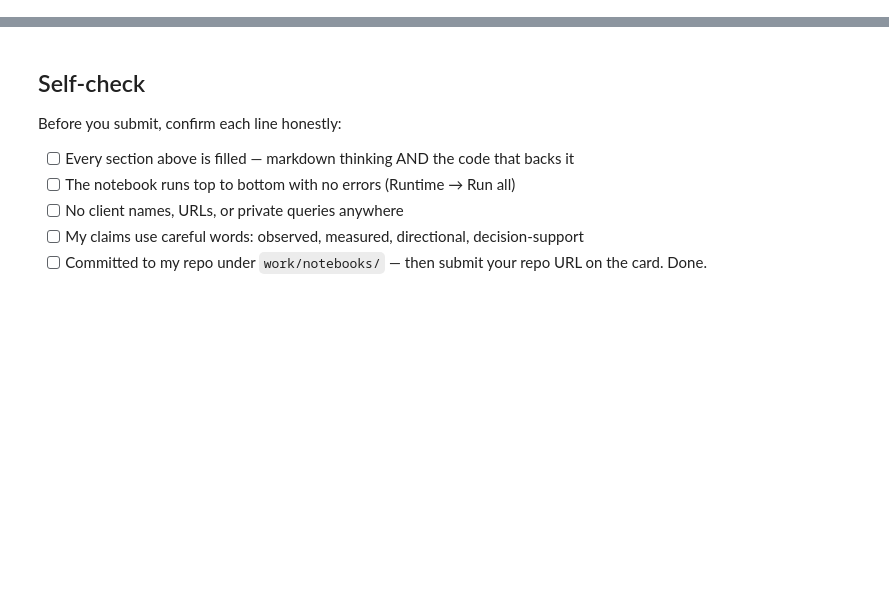
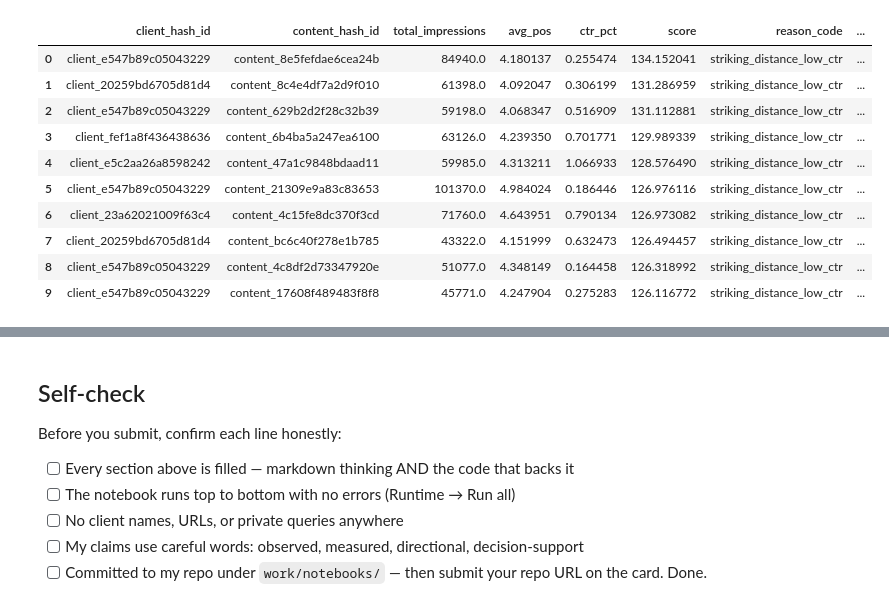
Before and after one commit to trycatchqasim/ML_FR_ISP, a Jupyter notebook: work/notebooks/w04_baseline_score.ipynb, the cells around one changed output, grey strips where cells are left out. Cells and saved outputs as stored; diff of their text form; code cells hidden in the pictures; blank space fills up the shorter version.

```diff
--- a/work/notebooks/w04_baseline_score.ipynb
+++ b/work/notebooks/w04_baseline_score.ipynb
@@ -36,0 +116,24 @@ This skeleton is yours to fill. Work the sections **in order** — each one has
+# %%
+# Create rule conditions
+df_rules = df_raw.copy()
+
+is_visible = (df_rules['total_impressions'] >= 500).astype(int)
+in_striking = ((df_rules['avg_pos'] >= 4.0) & (df_rules['avg_pos'] <= 15.0)).astype(int)
+is_low_ctr = (df_rules['ctr_pct'] < 2.0).astype(int)
+
+# Combine into a transparent human-readable rule score
+qualifying_flag = is_visible * in_striking * is_low_ctr
+df_rules['score'] = qualifying_flag * np.log1p(df_rules['total_impressions']) * (16.0 - df_rules['avg_pos'].fillna(20.0))
+df_rules['reason_code'] = np.where(qualifying_flag == 1, 'striking_distance_low_ctr', 'none')
+df_rules['action_label'] = np.where(qualifying_flag == 1, 'OPTIMIZE_SNIPPET_TITLE', 'NO_ACTION')
+
+# Sort by priority score
+ranked_queue = df_rules[df_rules['score'] > 0].sort_values(by='score', ascending=False).reset_index(drop=True)
+
+# Export ranked queue to required output path
+os.makedirs('work/outputs', exist_ok=True)
+export_cols = ['client_hash_id', 'content_hash_id', 'total_impressions', 'total_clicks', 'avg_pos', 'ctr_pct', 'score', 'reason_code', 'action_label']
+ranked_queue[export_cols].to_csv('work/outputs/baseline_action_score.csv', index=False)
+
+print(f"Total candidates flagged in queue: {len(ranked_queue)}")
+print("Ranked queue successfully written to 'work/outputs/baseline_action_score.csv'")
@@ -36,0 +160,16 @@ This skeleton is yours to fill. Work the sections **in order** — each one has
+# %%
+# Display top 10 ranked rows directly from the generated dataframe
+top_10 = ranked_queue.head(10)[['client_hash_id', 'content_hash_id', 'total_impressions', 'avg_pos', 'ctr_pct', 'score', 'reason_code', 'action_label']]
+display(top_10)
+# %% [output]
+|  | client_hash_id | content_hash_id | total_impressions | avg_pos | ctr_pct | score | reason_code | ... |
+| 0 | client_e547b89c05043229 | content_8e5fefdae6cea24b | 84940.0 | 4.180137 | 0.255474 | 134.152041 | striking_distance_low_ctr | ... |
+| 1 | client_20259bd6705d81d4 | content_8c4e4df7a2d9f010 | 61398.0 | 4.092047 | 0.306199 | 131.286959 | striking_distance_low_ctr | ... |
+| 2 | client_e547b89c05043229 | content_629b2d2f28c32b39 | 59198.0 | 4.068347 | 0.516909 | 131.112881 | striking_distance_low_ctr | ... |
+| 3 | client_fef1a8f436438636 | content_6b4ba5a247ea6100 | 63126.0 | 4.239350 | 0.701771 | 129.989339 | striking_distance_low_ctr | ... |
+| 4 | client_e5c2aa26a8598242 | content_47a1c9848bdaad11 | 59985.0 | 4.313211 | 1.066933 | 128.576490 | striking_distance_low_ctr | ... |
+| 5 | client_e547b89c05043229 | content_21309e9a83c83653 | 101370.0 | 4.984024 | 0.186446 | 126.976116 | striking_distance_low_ctr | ... |
+| 6 | client_23a62021009f63c4 | content_4c15fe8dc370f3cd | 71760.0 | 4.643951 | 0.790134 | 126.973082 | striking_distance_low_ctr | ... |
+| 7 | client_20259bd6705d81d4 | content_bc6c40f278e1b785 | 43322.0 | 4.151999 | 0.632473 | 126.494457 | striking_distance_low_ctr | ... |
+| 8 | client_e547b89c05043229 | content_4c8df2d73347920e | 51077.0 | 4.348149 | 0.164458 | 126.318992 | striking_distance_low_ctr | ... |
+| 9 | client_e547b89c05043229 | content_17608f489483f8f8 | 45771.0 | 4.247904 | 0.275283 | 126.116772 | striking_distance_low_ctr | ... |
```
Also changed, not shown: parts of 15 cells of this notebook.
